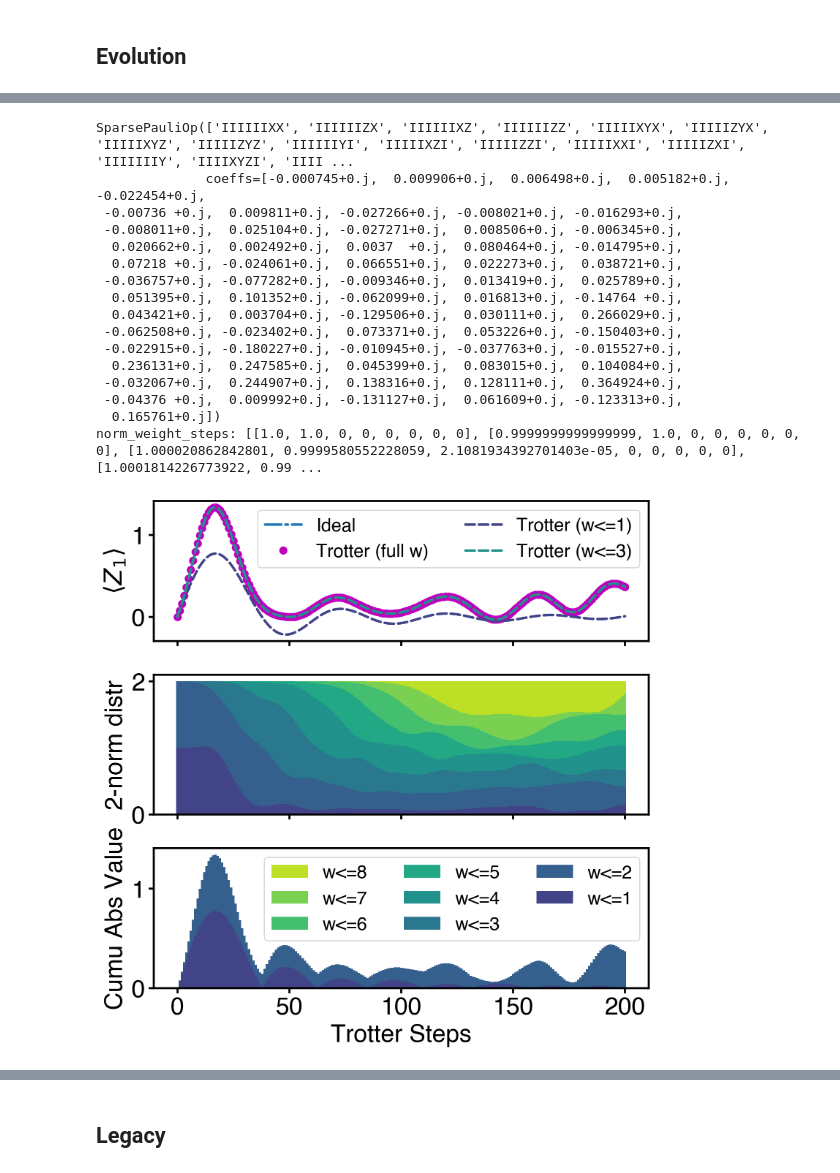
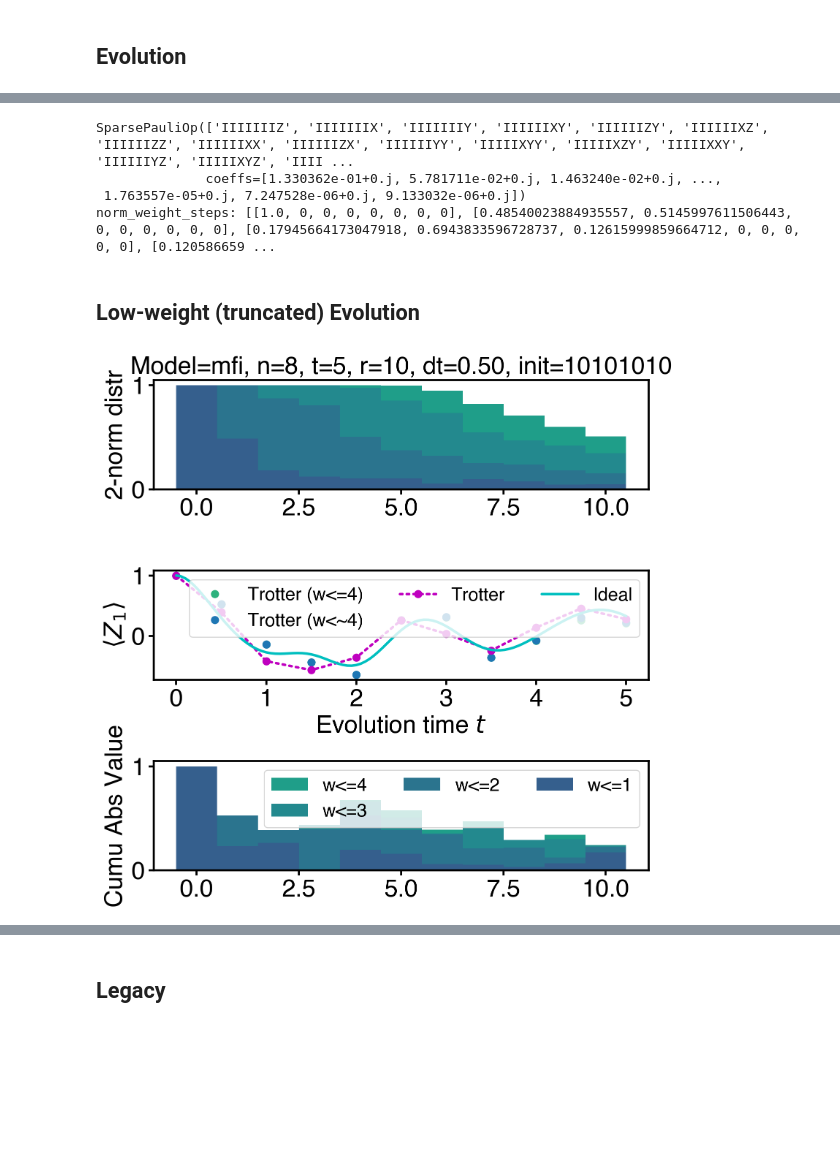
Before and after one commit to Jue-Xu/Pauli-Propagation-Hamiltonian-Expectation, a Jupyter notebook: pauli_propagation.ipynb, the cells around one changed output, grey strips where cells are left out. Drawn from its saved outputs; the diff is of its cells as text; code cells hidden in the pictures; blank space fills up the shorter version.

Commit message:
update low-weight propagation

```diff
--- a/pauli_propagation.ipynb
+++ b/pauli_propagation.ipynb
@@ -96,7 +139,7 @@ print(low_weight_pauli(evo_ob[-1], 3))
 
 # expvals, expvals_1, expvals_3, expvals_6 = [], [], [], []
 expvals, expvals_low, expvals_w = [], [], []
-for item in evo_ob[::n_terms]:
+for item in evo_ob[::num_terms]:
     expvals.append(expect_value(item.to_matrix(), init_state))
     # expvals_1.append(expect_value(low_weight_pauli(item, 1).to_matrix(), init_state))
     temp_w, temp_low = [], []
@@ -110,7 +153,7 @@ expvals_w, expvals_low = np.array(expvals_w), np.array(expvals_low)
 
 data_distribution = []
 # exp_vals = []
-for item in evo_ob[::n_terms]:
+for item in evo_ob[::num_terms]:
     weight_norm_dict = pauli_weight_norm(item)
     # print(len(list(item)), weight_norm_dict)
     data_distribution.append(weight_norm_dict)
@@ -126,62 +169,58 @@ for i, item in enumerate(data_distribution):
     norm_weight_steps.append(temp_step)
 print('norm_weight_steps:', norm_weight_steps)
 # %% [output]
-SparsePauliOp(['IIIIIIXX', 'IIIIIIZX', 'IIIIIIXZ', 'IIIIIIZZ', 'IIIIIXYX', 'IIIIIZYX', 'IIIIIXYZ', 'IIIIIZYZ', 'IIIIIIYI', 'IIIIIXZI', 'IIIIIZZI', 'IIIIIXXI', 'IIIIIZXI', 'IIIIIIIY', 'IIIIXYZI', 'IIII ...
-              coeffs=[-0.000745+0.j,  0.009906+0.j,  0.006498+0.j,  0.005182+0.j, -0.022454+0.j,
- -0.00736 +0.j,  0.009811+0.j, -0.027266+0.j, -0.008021+0.j, -0.016293+0.j,
- -0.008011+0.j,  0.025104+0.j, -0.027271+0.j,  0.008506+0.j, -0.006345+0.j,
-  0.020662+0.j,  0.002492+0.j,  0.0037  +0.j,  0.080464+0.j, -0.014795+0.j,
-  0.07218 +0.j, -0.024061+0.j,  0.066551+0.j,  0.022273+0.j,  0.038721+0.j,
- -0.036757+0.j, -0.077282+0.j, -0.009346+0.j,  0.013419+0.j,  0.025789+0.j,
-  0.051395+0.j,  0.101352+0.j, -0.062099+0.j,  0.016813+0.j, -0.14764 +0.j,
-  0.043421+0.j,  0.003704+0.j, -0.129506+0.j,  0.030111+0.j,  0.266029+0.j,
- -0.062508+0.j, -0.023402+0.j,  0.073371+0.j,  0.053226+0.j, -0.150403+0.j,
- -0.022915+0.j, -0.180227+0.j, -0.010945+0.j, -0.037763+0.j, -0.015527+0.j,
-  0.236131+0.j,  0.247585+0.j,  0.045399+0.j,  0.083015+0.j,  0.104084+0.j,
- -0.032067+0.j,  0.244907+0.j,  0.138316+0.j,  0.128111+0.j,  0.364924+0.j,
- -0.04376 +0.j,  0.009992+0.j, -0.131127+0.j,  0.061609+0.j, -0.123313+0.j,
-  0.165761+0.j])
-norm_weight_steps: [[1.0, 1.0, 0, 0, 0, 0, 0, 0], [0.9999999999999999, 1.0, 0, 0, 0, 0, 0, 0], [1.000020862842801, 0.9999580552228059, 2.1081934392701403e-05, 0, 0, 0, 0, 0], [1.0001814226773922, 0.99 ...
+SparsePauliOp(['IIIIIIIZ', 'IIIIIIIX', 'IIIIIIIY', 'IIIIIIXY', 'IIIIIIZY', 'IIIIIIXZ', 'IIIIIIZZ', 'IIIIIIXX', 'IIIIIIZX', 'IIIIIIYY', 'IIIIIXYY', 'IIIIIXZY', 'IIIIIXXY', 'IIIIIIYZ', 'IIIIIXYZ', 'IIII ...
+              coeffs=[1.330362e-01+0.j, 5.781711e-02+0.j, 1.463240e-02+0.j, ...,
+ 1.763557e-05+0.j, 7.247528e-06+0.j, 9.133032e-06+0.j])
+norm_weight_steps: [[1.0, 0, 0, 0, 0, 0, 0, 0], [0.48540023884935557, 0.5145997611506443, 0, 0, 0, 0, 0, 0], [0.17945664173047918, 0.6943833596728737, 0.12615999859664712, 0, 0, 0, 0, 0], [0.120586659 ...
+# %%
+expvals_low_part = [expect_value(item.to_matrix(), init_state) for item in evo_ob_untrunc]
+print(expvals_low_part)
+print(expvals_low[:, w_thres])
+# %% [markdown]
+## Low-weight (truncated) Evolution
 # %%
-t_list = list(range(len(expvals)))
+t_dense_list = np.array(range(len(ideal_expvals))) * t/t_num
+t_list = np.array(range(len(trott_expvals))) * t/r
 
 # Use wider spacing between bars for better visibility
 x_pos = np.arange(len(expvals_w))
-bar_width = 1.0
-k = n
-# colors = plt.cm.viridis(np.linspace(0.9, 0.1, k))
-# colors = plt.cm.viridis(np.linspace(0.0, 1, k))
-colors = plt.cm.viridis(np.linspace(0.2, 0.9, k))
+bar_width, alpha = 1.0, 1
+colors = plt.cm.viridis(np.linspace(0.3, 0.9, n))
 
-fig, [ax, ax3, ax2] = plt.subplots(3, 1, sharex=True, figsize=(8, 8))
-ax.plot(range(len(ideal_expvals)), ideal_expvals, '-.', label='Ideal')
-ax.plot(t_list, expvals, '.', label='Trotter (full w)', c='m')
-ax.plot(t_list, expvals_low[:, 0], '--', label='Trotter (w<=1)', color=colors[0])
-ax.plot(t_list, expvals_low[:, 1], '--', label='Trotter (w<=3)', color=colors[3])
+fig, [ax3, ax, ax2] = plt.subplots(3, 1, sharex=False, figsize=(8, 8))
+# ax.plot(t_list, expvals_low[:, 0], '--', label='Trotter (w<=1)', color=colors[0])
+ax.plot(t_list, expvals_low[:, w_thres], '.', label=rf'Trotter (w<={w_thres})', color=colors[w_thres])
+ax.plot(t_list, expvals_low_part, '.', label=rf'Trotter (w<~{w_thres})')
+ax.plot(t_list, trott_expvals, ':.', label='Trotter', c='m')
+ax.plot(t_dense_list, ideal_expvals, '-', label='Ideal', c='c')
 # ax.plot(t_list, expvals_low[:, 5], '--', label='Trotter (w<=5)', color=colors[5])
 # ax.set_xlabel(fr'Trotter steps')
 ax.set_ylabel(rf'$\langle Z_1 \rangle$')
-ax.legend(loc='upper right', ncol=2, fontsize='medium')
+ax.legend(loc='upper right', ncol=3, fontsize='medium')
 
 # Plot with different alpha values for better layering effect
+for w in range(w_thres, 0, -1):
+# for w in range(w_thres, 0, -1):
+    cumulative_values = [sum(expvals_w[i][:w]) for i in range(len(expvals_w))]
+    bars = ax2.bar(x_pos, cumulative_values, bar_width, color=colors[w-1], alpha=alpha, label=f'w<={w}')
+
 for w in range(n, 0, -1):
-    cumulative_values = [sum(expvals_w[i][:w]) for i in range(len(expvals_w))]
-    # Vary alpha based on w value
-    # alpha = 0.6 + (w / n) * 0.4
-    alpha = 1
-    bars = ax2.bar(x_pos, cumulative_values, bar_width, color=colors[w-1], alpha=alpha, label=f'w<={w}')
-# for w in range(n, 0, -1):
     norm2_distr = [sum(norm_weight_steps[i][:w]) for i in range(len(expvals_w))]
+    # if w<=7: print(f'w>={w+1},', 1-norm2_distr[-1])
     bars = ax3.bar(x_pos, norm2_distr, bar_width, color=colors[w-1], label=f'w<={w}')
 
+# print(x_pos)
 # ax2.set_xlabel('Trotter Steps')
 ax2.set_ylabel('Cumu Abs Value')
-# ax2.set_title('Cumulative Values with Enhanced Visibility')
 ax2.legend(loc='upper right', ncol=3, fontsize='medium')  # make legend horizontal
 
-ax2.set_xlabel('Trotter Steps')
+# ax2.set_xlabel('Trotter Steps')
 ax3.set_ylabel('2-norm distr') # ax3.legend(loc='upper right')
+ax3.set_title(rf'Model={H_model}, n={n}, t={t}, r={r}, dt={dt:.2f}, init={init_state_str}')
+ax.set_xlabel(rf'Evolution time $t$')
 
-fig.savefig(f'{fig_dir}/expvals_pauli.pdf', bbox_inches='tight')
+# fig.savefig(f'{fig_dir}/expvals_pauli_t={t}_{t_num}.pdf', bbox_inches='tight')
+fig.savefig(f'{fig_dir}/expvals_pauli_{H_model}_t={t}_{t_num}_w={w}_{init_state_str}.pdf', bbox_inches='tight')
 # %% [output]
-[figure, old version]
+[figure, new version]
```
Also changed, not shown: parts of 9 cells of this notebook, 48 other files.
